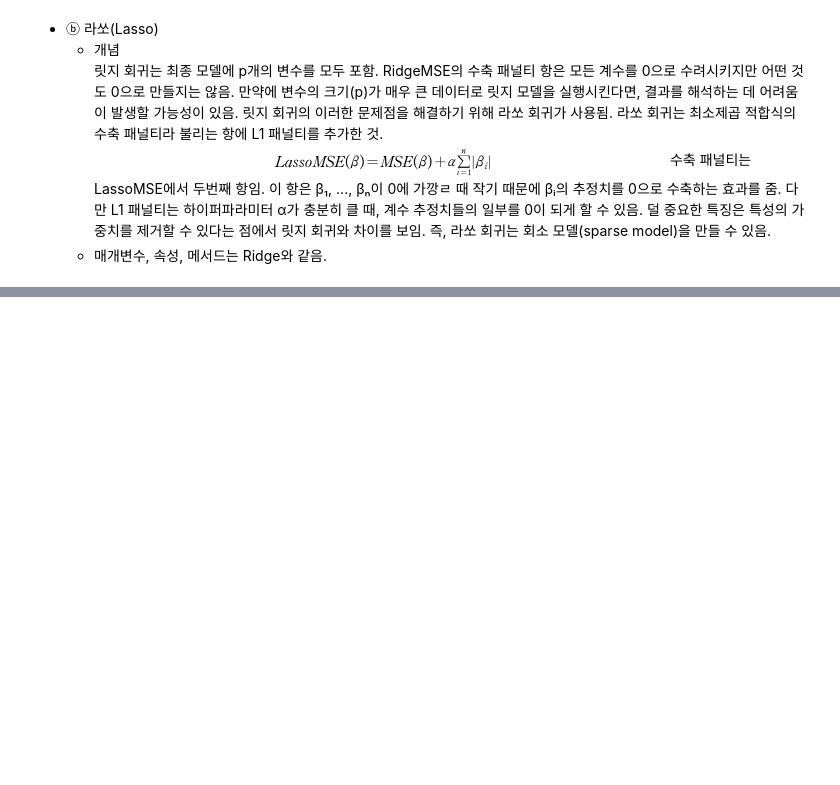
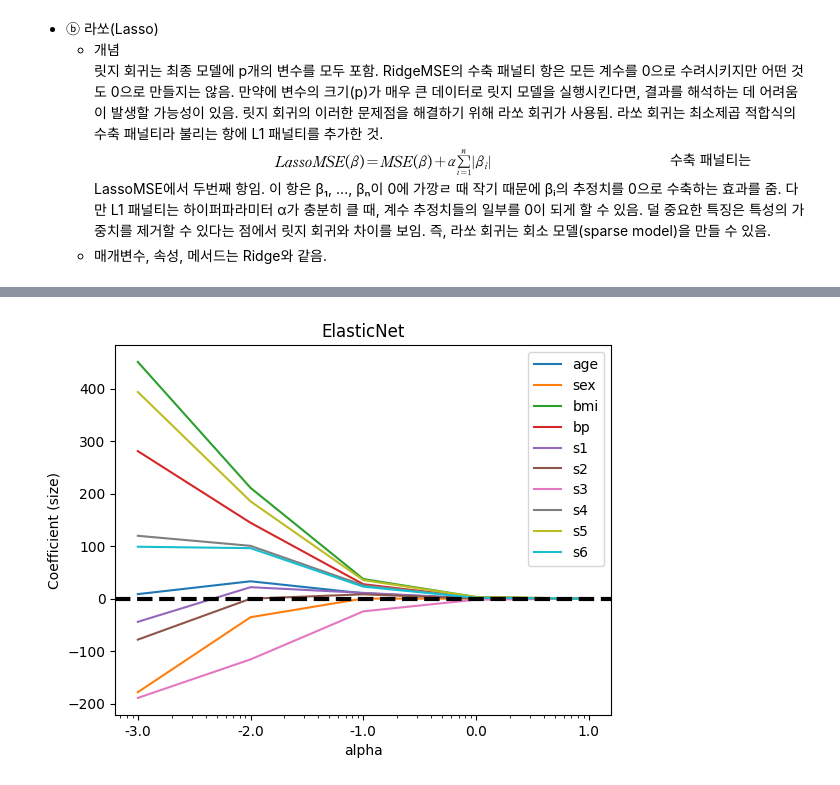
Before and after one commit to DANU011/practice-analysis, a Jupyter notebook: bigdata/bigdata_chap6_MultipleRegression.ipynb, the cells around one changed output, grey strips where cells are left out. Saved outputs shown, nothing was run; the diff lists cells and outputs as text; code cells hidden in the pictures; blank space fills up the shorter version.

```diff
--- a/bigdata/bigdata_chap6_MultipleRegression.ipynb
+++ b/bigdata/bigdata_chap6_MultipleRegression.ipynb
@@ -172,0 +191,17 @@ plt.axhline(y = 0, linestyle = '--', color = 'black', linewidth = 3)
+# %%
+# ElasticNet 모델 생성 및 데이터 학습, 엘라스틱 비율(r)은 0.5로 설정
+from sklearn.linear_model import ElasticNet
+
+alpha = np.logspace(-3, 1, 5)
+
+data = []
+for i, a in enumerate(alpha) :
+  ela = ElasticNet(alpha = a, l1_ratio = 0.5, random_state = 45)
+  ela.fit(x, y)
+  data.append(pd.Series(np.hstack([ela.coef_])))
+# %%
+# 엘라스틱넷 회귀계수를 데이터프레임에 저장 및 출력
+# 엘라스틱넷 회귀계수는 ElasticNetMSE의 α값에 따라 다르게 설정됨.
+df_ela = pd.DataFrame(data, index = alpha)
+df_ela.columns = x.columns
+df_ela
@@ -173 +215,6 @@ plt.axhline(y = 0, linestyle = '--', color = 'black', linewidth = 3)
+# %%
+# α값이 증가하면서 회귀계수의 값에 0에 수렴하는지 시각화
+coef_reg(df_ela, 'ElasticNet')
+# %% [output]
+[figure, added]
 # %%
```
Also changed, not shown: parts of 12 cells of this notebook.
